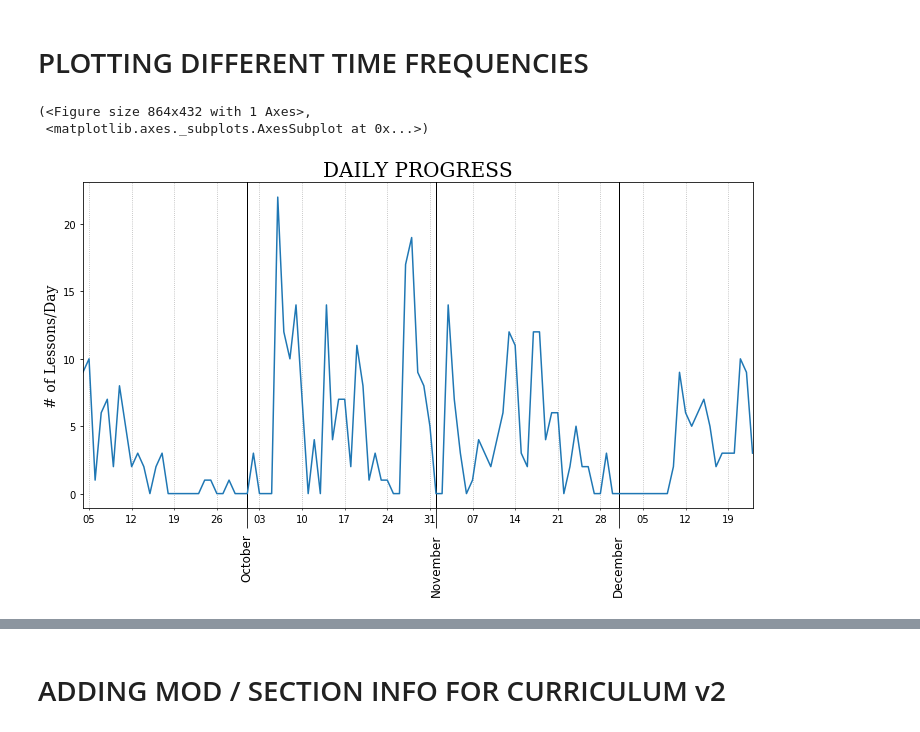
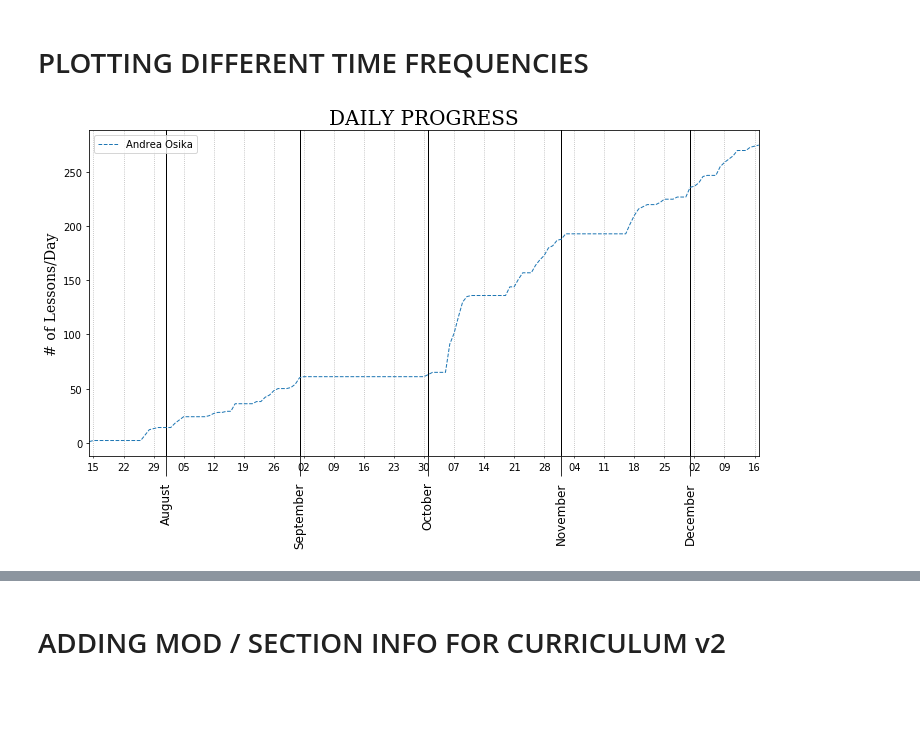
Before and after one commit to jirvingphd/scrape_learn, a Jupyter notebook: EDA-JMI.ipynb, the cells around one changed output, grey strips where cells are left out. Drawn from its saved outputs; the diff is of its cells as text; code cells hidden in the pictures; blank space fills up the shorter version.

```diff
--- a/EDA-JMI.ipynb
+++ b/EDA-JMI.ipynb
@@ -177,12 +197,24 @@ df
 # %%
 import matplotlib.dates as mdates
 # %%
-def plot_daily_progress(df,figsize=(12,6)):
-    """Resamples progress df as days then plots and returns lessons per day."""\
-    try:
-    daily = df.set_index('datetime').resample('D')['lesson'].count()
-    ax = daily.plot()
+def plot_daily_progress(df,figsize=(12,6),ax=None,plot_kws={}):
+    """Resamples progress df as days then plots and returns lessons per day."""
+    from matplotlib import dates as mdates
+
+    if isinstance(df.index,pd.DatetimeIndex)==False:
+        daily = df.set_index('datetime').resample('D')['lesson'].count().cumsum()
+    else:
+        daily = df.resample('D')['lesson'].count().cumsum()#count()
+
+
+    if ax is not None:
+        daily.plot(label=df.student,ax=ax,**plot_kws)
+    else:
+        ax = daily.plot(label=df.student,**plot_kws)
+
+
     fig=ax.get_figure()
+    ax.legend()
     fig.set_size_inches(figsize)
 
     fonts_labels= dict(size=14,family='serif')
@@ -206,14 +238,14 @@ def plot_daily_progress(df,figsize=(12,6)):
     ax.xaxis.grid(which='major',lw=1,zorder=0,color='black')
 
 
-    ax.xaxis.set_tick_params(which='major',
-                             labelrotation=90,
-                             pad=5,labelsize=12,
-                             length=20,direction='out')#,fontfamily='serif')
+    tick_kws= dict(labelrotation=90, pad=5,labelsize=12, length=20,direction='out')
+    ax.xaxis.set_tick_params(which='major',**tick_kws)
+#                              labelrotation=90,
+#                              pad=5,labelsize=12,
+#                              length=20,direction='out')#,fontfamily='serif')
     return fig,ax
-# %%
-plot_daily_progress(df)
-# %% [output]
-(<Figure size 864x432 with 1 Axes>,
- <matplotlib.axes._subplots.AxesSubplot at 0x...>)
-[figure, removed]
+# %%
+fig,ax = plot_daily_progress(df,plot_kws={'ls':'--','lw':1})
+# fig,ax = plot_daily_progress(df,plot_kws={'alpha':})
+# %% [output]
+[figure, added]
```
Also changed, not shown: parts of 88 cells of this notebook, 2 other files.
